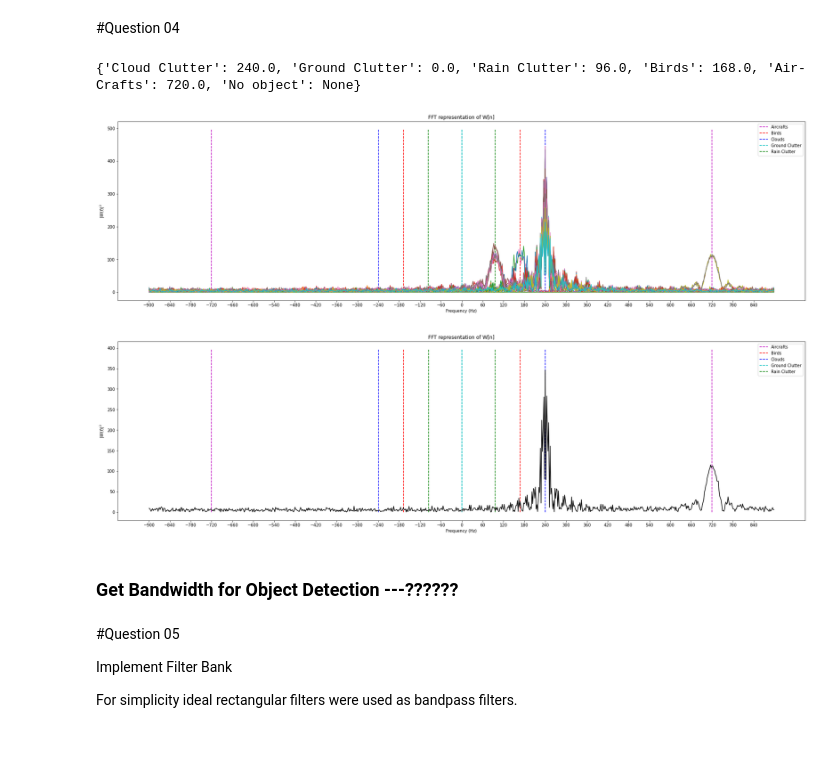
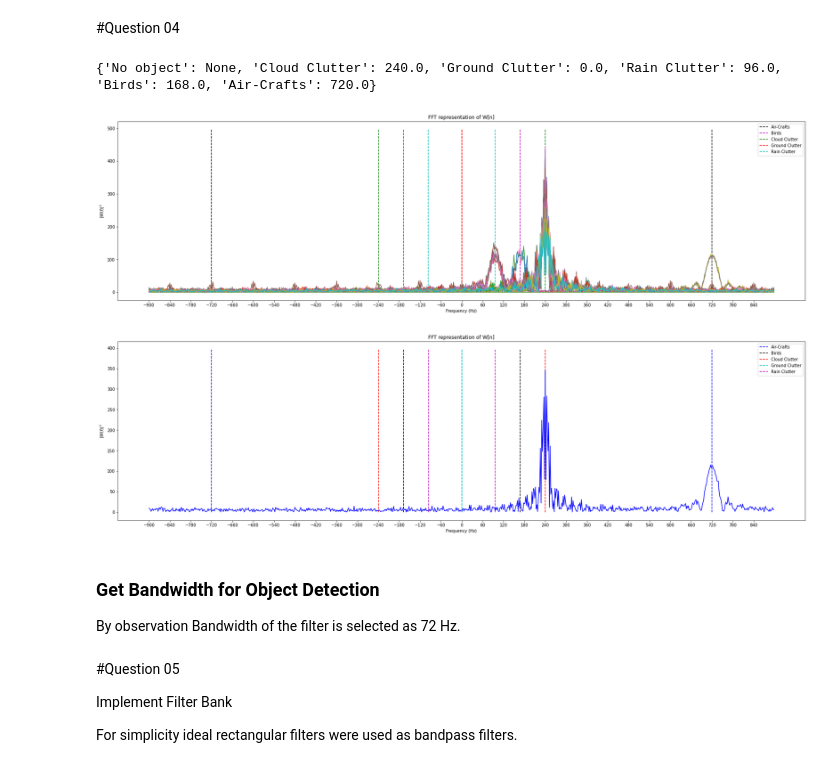
Before and after one commit to damithkawshan/Radar-and-Navigation, a Jupyter notebook: Radar_Assignment_2_160026P.ipynb, the cells around one changed output. Saved outputs shown, nothing was run; the diff lists cells and outputs as text; code cells hidden in the pictures.

```diff
--- a/Radar_Assignment_2_160026P.ipynb
+++ b/Radar_Assignment_2_160026P.ipynb
@@ -96,7 +96,7 @@ N = int(len(W_n)/C)
 
 #Object speed array
 #each item is in the format [speed,threhsold,encode]
-dict_obj = {'Cloud Clutter':[50,1.05,1],'Ground Clutter':[0,None,2],'Rain Clutter':[20,0.9,3],'Birds':[35,1.05,4],'Air-Crafts':[150,0.5,5],'No object':[None,None,0]}
+dict_obj = {'No object':[None,None,0],'Cloud Clutter':[50,1.05,1],'Ground Clutter':[0,None,2],'Rain Clutter':[20,0.9,3],'Birds':[35,1.05,4],'Air-Crafts':[150,0.5,5]}
 # %% [markdown]
 #Question 01
 First we will consider $I(t)$:
@@ -222,12 +224,16 @@ Threrefore we can set the threshold of our proposed zero velocity filter (ZVF) t
 
 threshold = 3
 
-def ZVF(DM,threshold):
+def ZVF_abs(DM,threshold):
   phase_DM = abs(DM)
   filt_DM = np.where(threshold<abs(phase_DM),0,DM)
   return filt_DM
 
-DM_filt = ZVF(dataMatrix, threshold)
+DM_filt = ZVF_abs(dataMatrix, threshold)
+
+#Extract GC information
+abs_DM = abs(dataMatrix)
+GC_DM =  np.where(threshold<abs_DM,2,0)
 # %%
 magn_D = abs(DM_filt)
 f,ax = plt.subplots(figsize=(10,8))
@@ -238,0 +261,18 @@ ax = sns.heatmap(magn_D, square=False,annot=False,cbar=True)
+# %%
+threshold = 10e-4
+
+def ZVF_phase(DM,threshold):
+  phase_DM = phase(DM)
+  filt_DM = np.where(threshold<abs(phase_DM),DM,0)
+  GC_DM = np.where(threshold<abs(phase_DM),0,2) #encode GC
+  return filt_DM,GC_DM
+
+DM_filt,GC_DM0 = ZVF_phase(dataMatrix, threshold)
+
+
+
+magn_D = abs(DM_filt)
+f,ax = plt.subplots(figsize=(10,8))
+
+ax.set_title('$|Z_{DM}| $ after applying Zero Velocity Filter (ZVF)')
+ax = sns.heatmap(magn_D, square=False,annot=False,cbar=True)
@@ -268,8 +310,9 @@ def plot_fft(fft_matrix,dopl_fr,F_s,single_bin = 0):
 
   for keys,frq in dopl_fr.items():
       col = next(cycol)
-      plt.vlines(x=frq,ymin=0,ymax=max(fft_abs.flatten())+50,linestyles='--',colors=col,label=keys)
-      plt.vlines(x=-frq,ymin=0,ymax=max(fft_abs.flatten())+50,linestyles='--',colors=col,label=keys)
+      if frq!=None:
+        plt.vlines(x=frq,ymin=0,ymax=max(fft_abs.flatten())+50,linestyles='--',colors=col,label=keys)
+        plt.vlines(x=-frq,ymin=0,ymax=max(fft_abs.flatten())+50,linestyles='--',colors=col,label=keys)
 
   handles, labels = plt.gca().get_legend_handles_labels()
   labels, ids = np.unique(labels, return_index=True)
@@ -294,16 +337,18 @@ for keys,vals in dict_obj.items():
 
 print(dict_dopl)
 
-plot_fft(DM_FFT,dopl_frq,PRF,0)
+plot_fft(DM_FFT,dict_dopl,PRF,0)
 # %% [output]
-{'Cloud Clutter': 240.0, 'Ground Clutter': 0.0, 'Rain Clutter': 96.0, 'Birds': 168.0, 'Air-Crafts': 720.0, 'No object': None}
+{'No object': None, 'Cloud Clutter': 240.0, 'Ground Clutter': 0.0, 'Rain Clutter': 96.0, 'Birds': 168.0, 'Air-Crafts': 720.0}
-[figure, old version]
+[figure, new version]
 # %%
 #get FFt for single range bin
-plot_fft(DM_FFT[:,8],dopl_frq,PRF,1)
+plot_fft(DM_FFT[:,8],dict_dopl,PRF,1)
 # %% [output]
-[figure, old version]
+[figure, new version]
 # %% [markdown]
-### Get Bandwidth for Object Detection ---??????
+### Get Bandwidth for Object Detection
+
+By observation Bandwidth of the filter is selected as 72 Hz.
 # %%
 #Bandwidth in Hz
```
Also changed, not shown: parts of 15 cells of this notebook.
